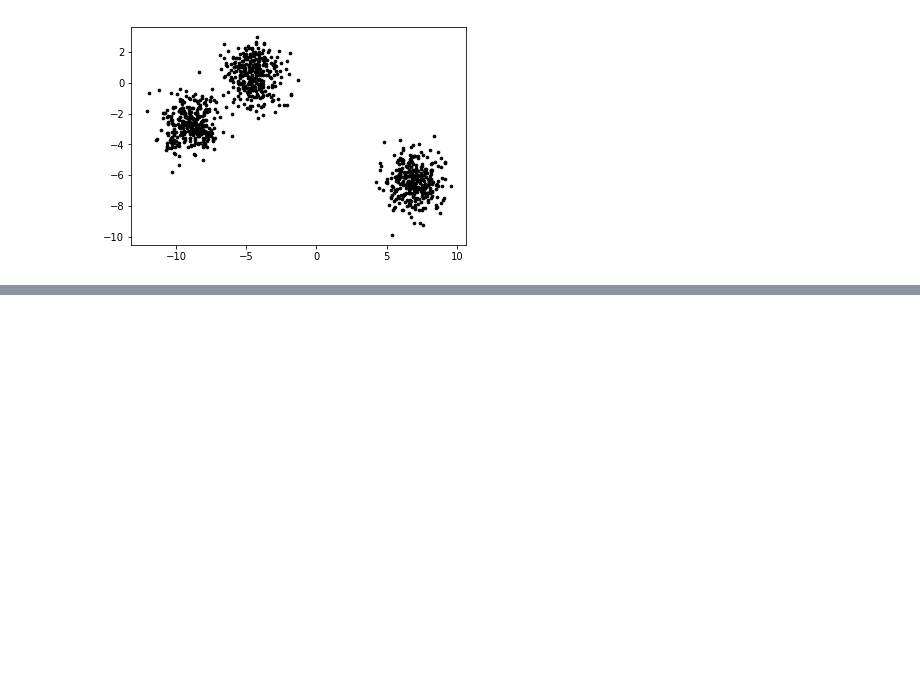
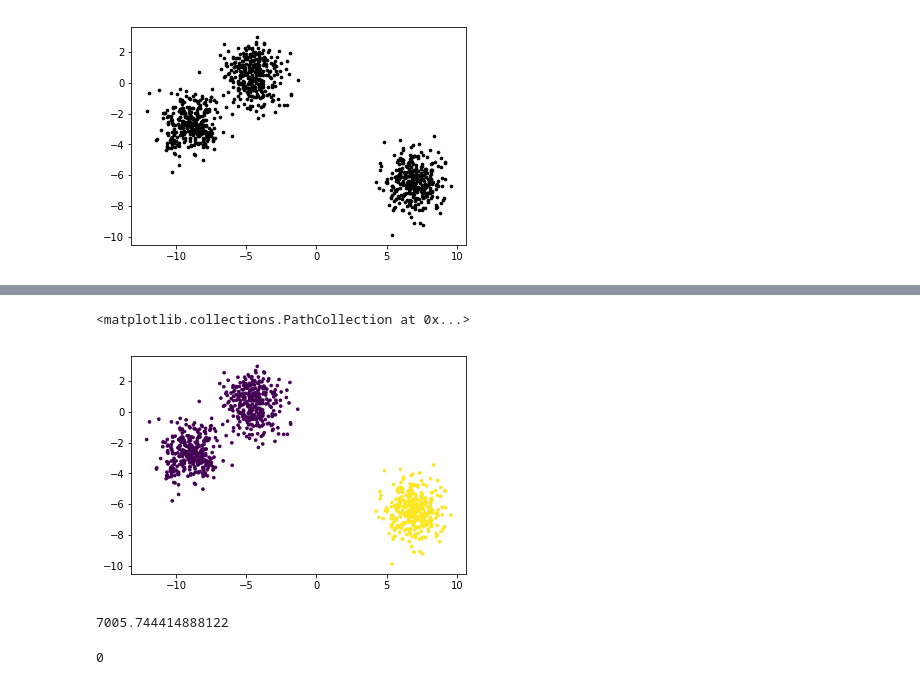
Before and after one commit to datascience-mobi/group-01-project-4-1, a Jupyter notebook: kmeans/quality comparison.ipynb, the cells around one changed output, grey strips where cells are left out. Cells and saved outputs as stored; diff of their text form; code cells hidden in the pictures; blank space fills up the shorter version.

```diff
--- a/kmeans/quality comparison.ipynb
+++ b/kmeans/quality comparison.ipynb
@@ -86,0 +111,21 @@ print(own_k2)
+# %%
+plt.scatter(X[:, 0], X[:, 1], c=a,s=7)
+# %% [output]
+<matplotlib.collections.PathCollection at 0x...>
+[figure, added]
+# %%
+WSS = 0
+for j in range(len(X)):
+        # points = np.array([X[j])
+        WSS += dist(X[j],kmeans.cluster_centers_[a[j]], ax = 0)**2
+        # print(within_cluster_distances)
+        # within_cluster_sum_of_distances=within_cluster_distances.sum()
+        # WSS=WSS+within_cluster_sum_of_distances
+
+print(WSS)
+# %% [output]
+7005.744414888122
+# %%
+a[1]
+# %% [output]
+0
```
Also changed, not shown: parts of 8 cells of this notebook.
